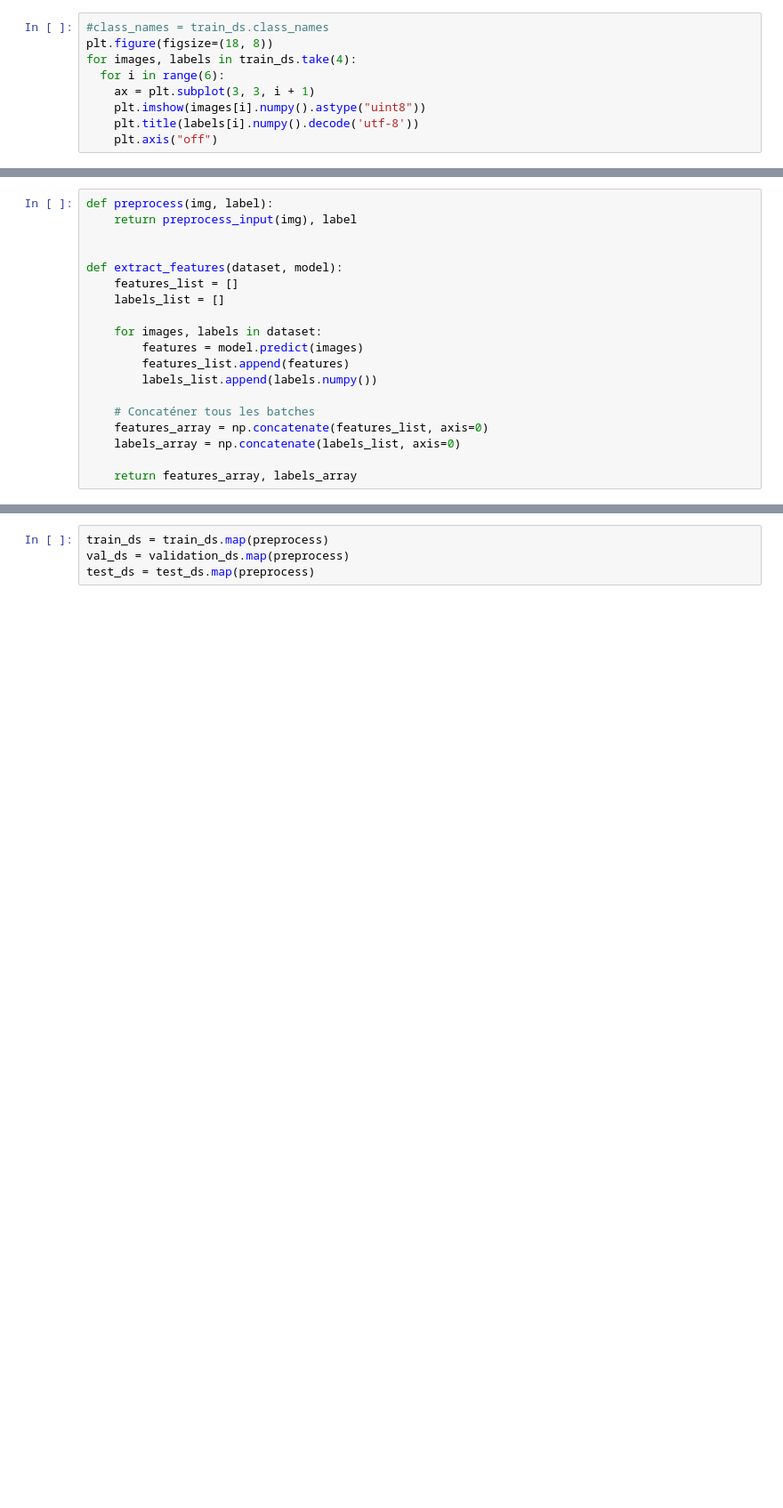
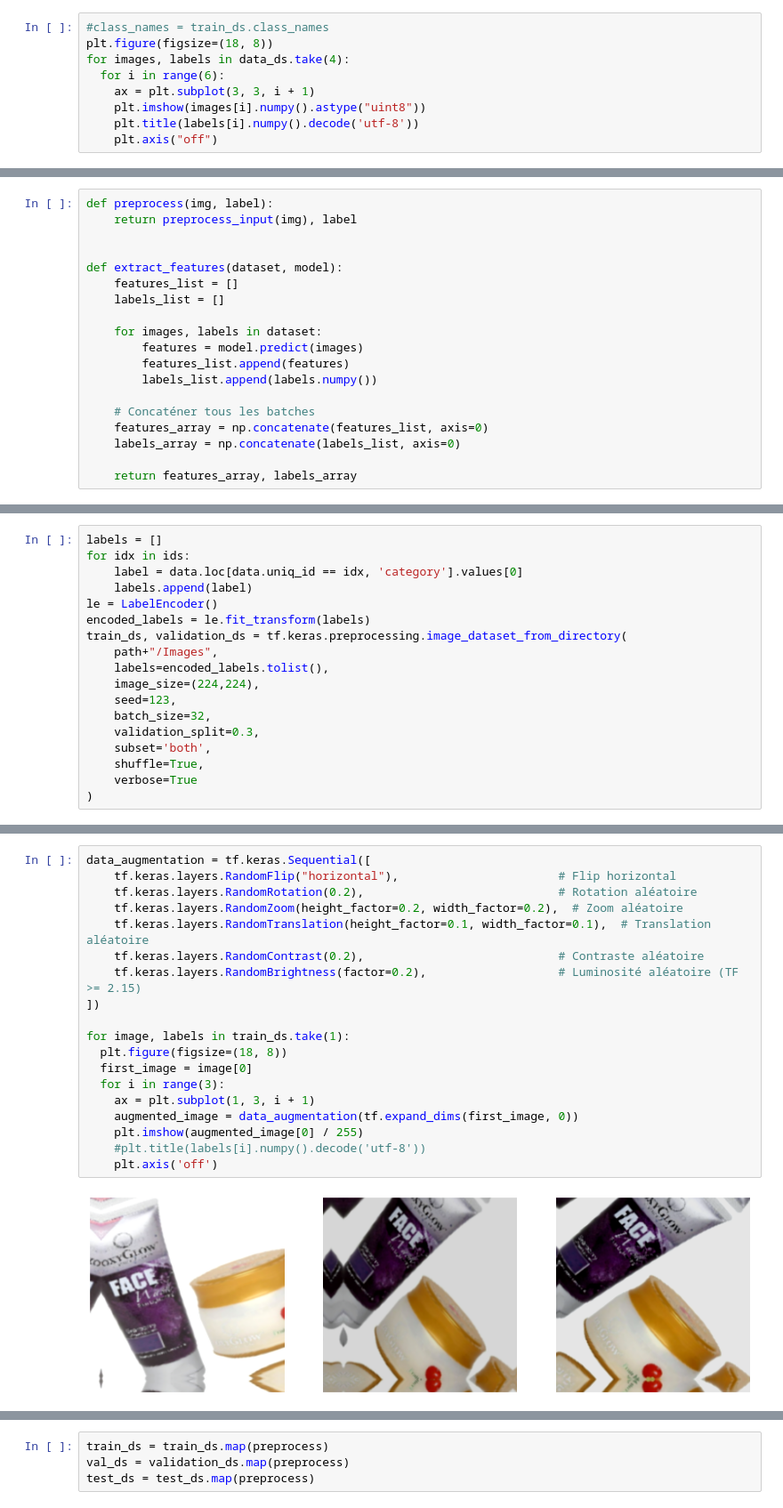
Before and after one commit to amadousysada/classification-automatiquement-des-biens-de-consommation, a Jupyter notebook: classification.ipynb, the cells around one changed output, grey strips where cells are left out. Shown at 89% size. Saved outputs shown, nothing was run; the diff lists cells and outputs as text; blank space fills up the shorter version.

```diff
--- a/classification.ipynb
+++ b/classification.ipynb
@@ -80,7 +90,7 @@ Using 315 files for validation.
 # %%
 #class_names = train_ds.class_names
 plt.figure(figsize=(18, 8))
-for images, labels in train_ds.take(4):
+for images, labels in data_ds.take(4):
   for i in range(6):
     ax = plt.subplot(3, 3, i + 1)
     plt.imshow(images[i].numpy().astype("uint8"))
@@ -141,0 +298,18 @@ def extract_features(dataset, model):
+# %%
+labels = []
+for idx in ids:
+    label = data.loc[data.uniq_id == idx, 'category'].values[0]
+    labels.append(label)
+le = LabelEncoder()
+encoded_labels = le.fit_transform(labels)
+train_ds, validation_ds = tf.keras.preprocessing.image_dataset_from_directory(
+    path+"/Images",
+    labels=encoded_labels.tolist(),
+    image_size=(224,224),
+    seed=123,
+    batch_size=32,
+    validation_split=0.3,
+    subset='both',
+    shuffle=True,
+    verbose=True
+)
@@ -141,0 +322,21 @@ def extract_features(dataset, model):
+# %%
+data_augmentation = tf.keras.Sequential([
+    tf.keras.layers.RandomFlip("horizontal"),                       # Flip horizontal
+    tf.keras.layers.RandomRotation(0.2),                            # Rotation aléatoire
+    tf.keras.layers.RandomZoom(height_factor=0.2, width_factor=0.2),  # Zoom aléatoire
+    tf.keras.layers.RandomTranslation(height_factor=0.1, width_factor=0.1),  # Translation aléatoire
+    tf.keras.layers.RandomContrast(0.2),                            # Contraste aléatoire
+    tf.keras.layers.RandomBrightness(factor=0.2),                   # Luminosité aléatoire (TF >= 2.15)
+])
+
+for image, labels in train_ds.take(1):
+  plt.figure(figsize=(18, 8))
+  first_image = image[0]
+  for i in range(3):
+    ax = plt.subplot(1, 3, i + 1)
+    augmented_image = data_augmentation(tf.expand_dims(first_image, 0))
+    plt.imshow(augmented_image[0] / 255)
+    #plt.title(labels[i].numpy().decode('utf-8'))
+    plt.axis('off')
+# %% [output]
+[figure, new version]
```
Also changed, not shown: parts of 38 cells of this notebook, 1 other file.
